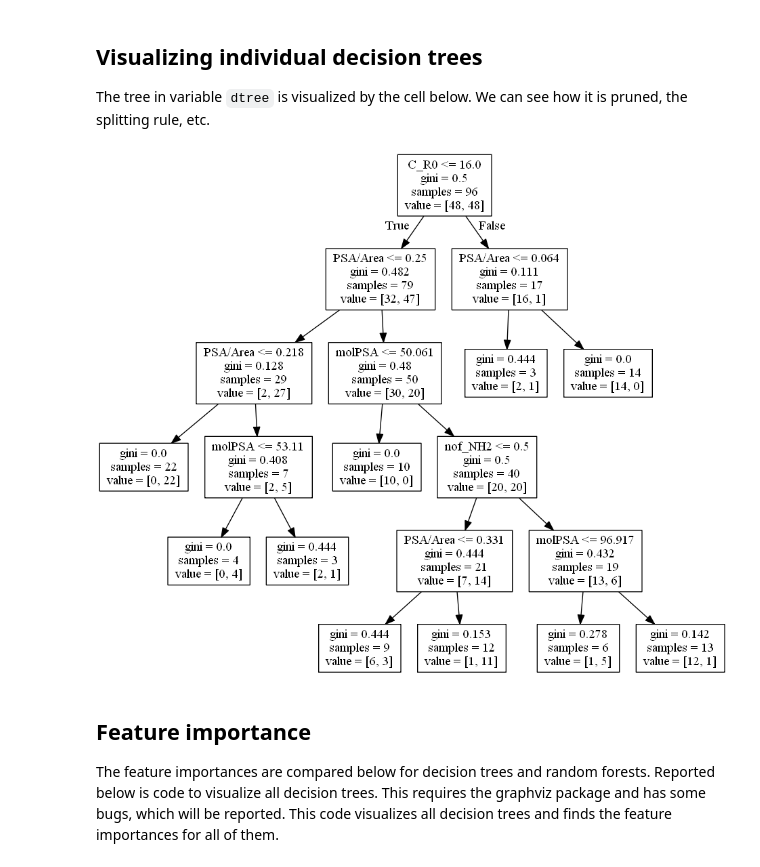
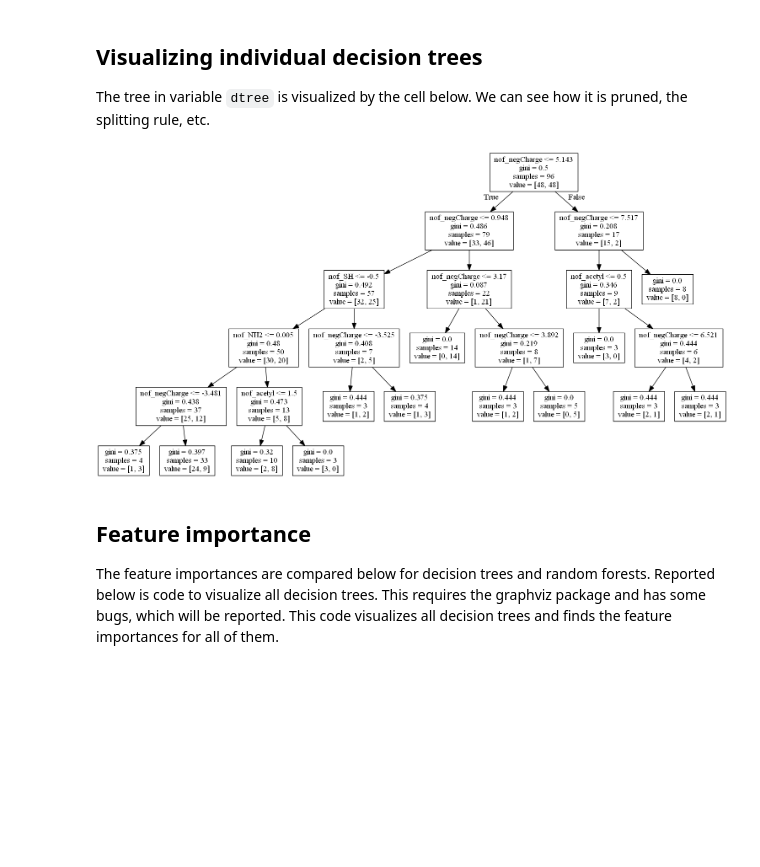
Before and after one commit to KaustubhLall/Drug-Research, a Jupyter notebook: Metabolite Dataset Analysis/Feature Importance - Metabolites.ipynb, the cells around one changed output. Saved outputs shown, nothing was run; the diff lists cells and outputs as text; code cells hidden in the pictures; blank space fills up the shorter version.

```diff
--- a/Metabolite Dataset Analysis/Feature Importance - Metabolites.ipynb
+++ b/Metabolite Dataset Analysis/Feature Importance - Metabolites.ipynb
@@ -258,19 +259,19 @@ The tree in variable `dtree` is visualized by the cell below. We can see how it
 # %%
 i = 0
 
-dtree = d_trees[0]
+dtree = d_trees[8]
 graph = Source(tree.export_graphviz(dtree, out_file=None, feature_names=best_features[i][:dtree.n_features_]))
 SVG(graph.pipe(format='svg'))
 graph = Source( tree.export_graphviz(dtree, out_file=None, feature_names=best_features[i][:dtree.n_features_]))
 graph.format = 'png'
 graph.render('dtree_render',view=True)
 graph = Source( tree.export_graphviz(dtree, out_file=None, feature_names=best_features[i][:dtree.n_features_]))
 png_bytes = graph.pipe(format='png')
 with open('dtree_pipe.png','wb') as f:
     f.write(png_bytes)
 Image(png_bytes)
 # %% [output]
-[figure, old version]
+[figure, new version]
 # %% [markdown]
 ## Feature importance
 
```
Also changed, not shown: parts of 5 cells of this notebook, 2 other files.
